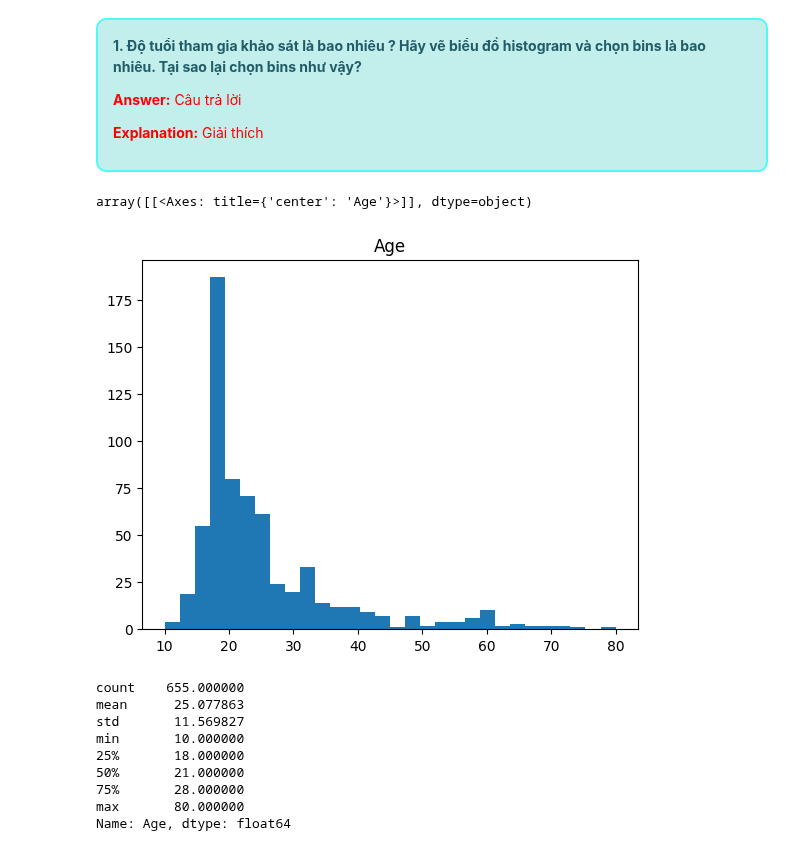
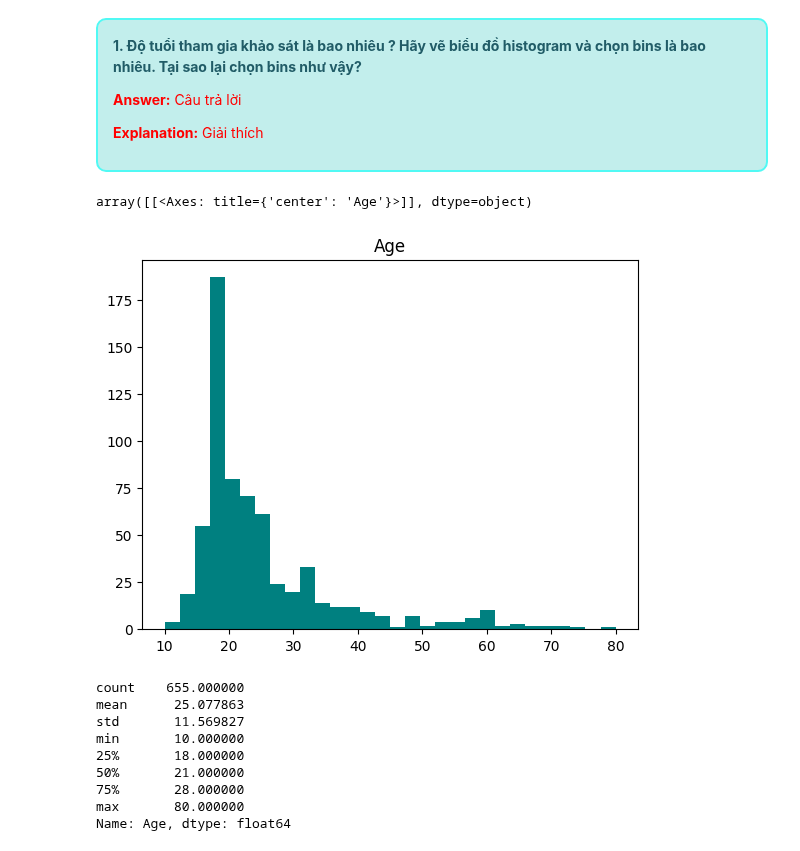
Before and after one commit to HungLVT/DS, a Jupyter notebook: 3.0-data-explorating.ipynb, the cells around one changed output. Saved outputs shown, nothing was run; the diff lists cells and outputs as text; code cells hidden in the pictures.

```diff
--- a/3.0-data-explorating.ipynb
+++ b/3.0-data-explorating.ipynb
@@ -38,10 +37,10 @@ df
 
 <font color="red"><b>Explanation:</b></font> <font color="red">Giải thích </font>
 # %%
-df.hist(['Age'], bins=30, grid=False)
+df.hist(['Age'], bins=30, color='teal', grid=False)
 # %% [output]
 array([[<Axes: title={'center': 'Age'}>]], dtype=object)
-[figure, old version]
+[figure, new version]
 # %%
 # Vẽ biểu đồ boxplot để miêu tả dữ liệu Age với min, max, median, Q1, Q3
 print(df['Age'].describe().T)
```
Also changed, not shown: parts of 3 cells of this notebook.
